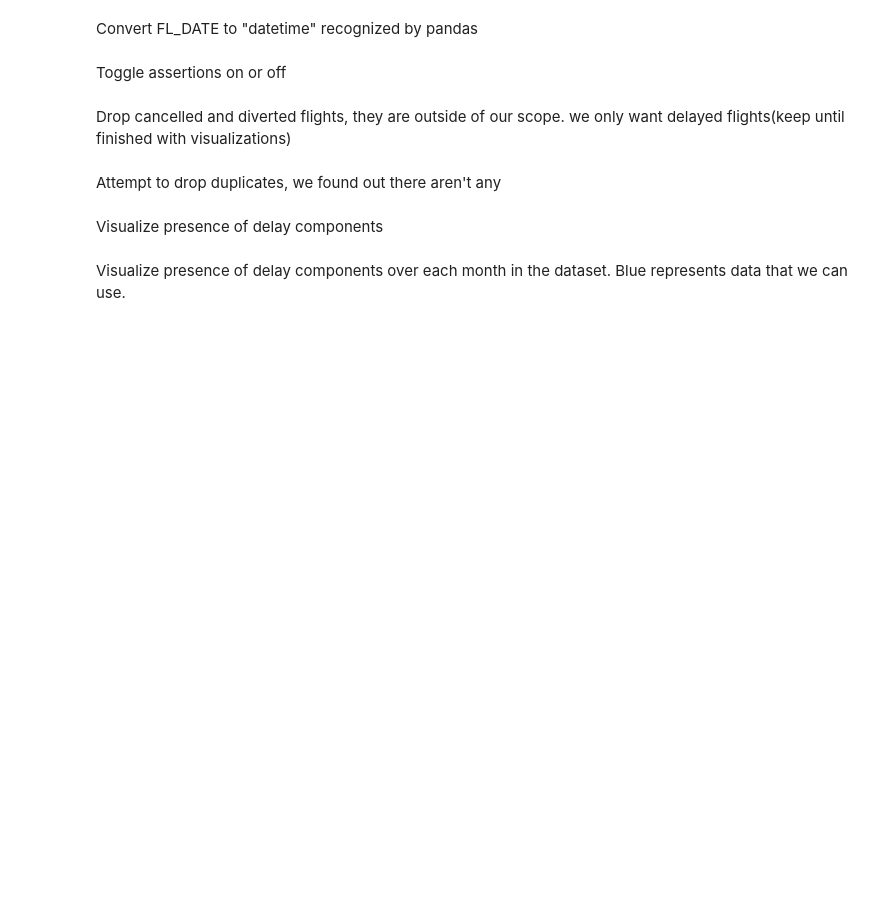
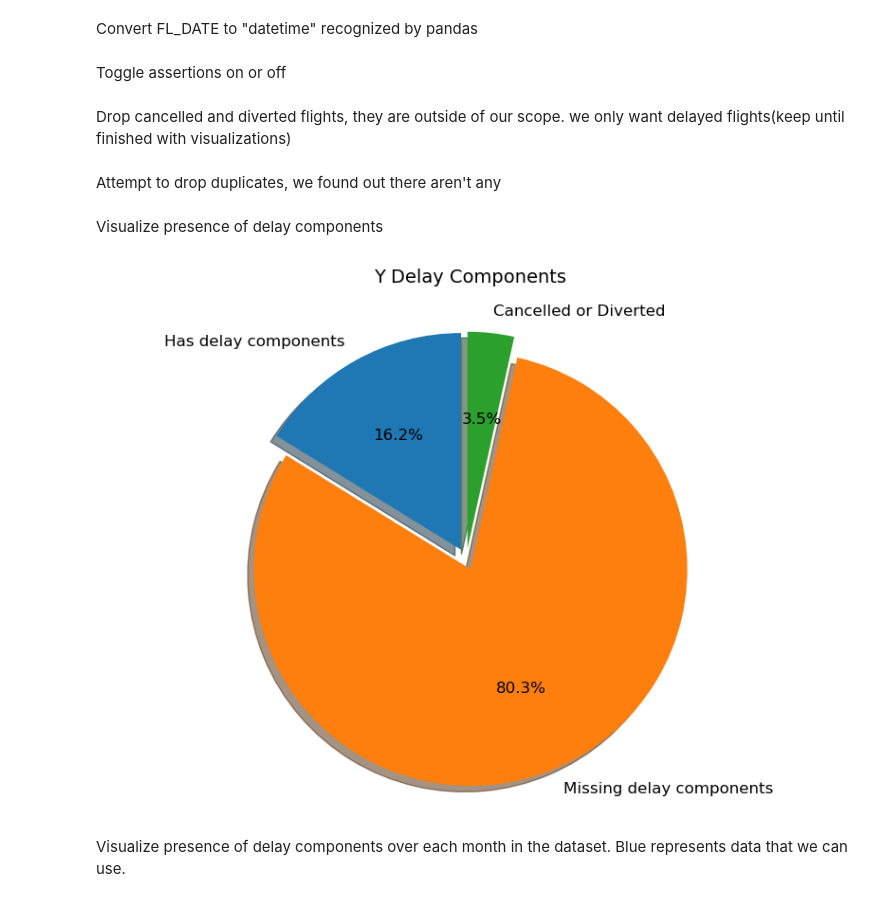
Before and after one commit to SP25-DS440-Group1/Project, a Jupyter notebook: preprocessing.ipynb, the cells around one changed output. Cells and saved outputs as stored; diff of their text form; code cells hidden in the pictures; blank space fills up the shorter version.

```diff
--- a/preprocessing.ipynb
+++ b/preprocessing.ipynb
@@ -212,3 +190,34 @@ fig.show()
+# %%
+# counts
+sizes = [
+    len(delay_df),
+    len(no_delay_df),
+    len(cancel_df)
+]
+labels = [
+    "Has delay components",
+    "Missing delay components",
+    "Cancelled or Diverted"
+]
+# optional “explode” to offset each slice slightly
+explode = (0.05, 0.05, 0.05)
+
+fig, ax = plt.subplots(figsize=(8, 6))
+ax.pie(
+    sizes,
+    labels=labels,
+    explode=explode,
+    autopct="%1.1f%%",
+    startangle=90,
+    shadow=True,
+    textprops={"fontsize": 12}
+)
+ax.axis("equal")  # keep it as a circle
+ax.set_title("Y Delay Components", pad=20, fontsize=14)
+plt.tight_layout()
+plt.show()
+# %% [output]
+[figure, added]
 # %% [markdown]
 Visualize presence of delay components over each month in the dataset. Blue represents data that we can use.
 # %%
```
Also changed, not shown: parts of 27 cells of this notebook, 53 other files.
